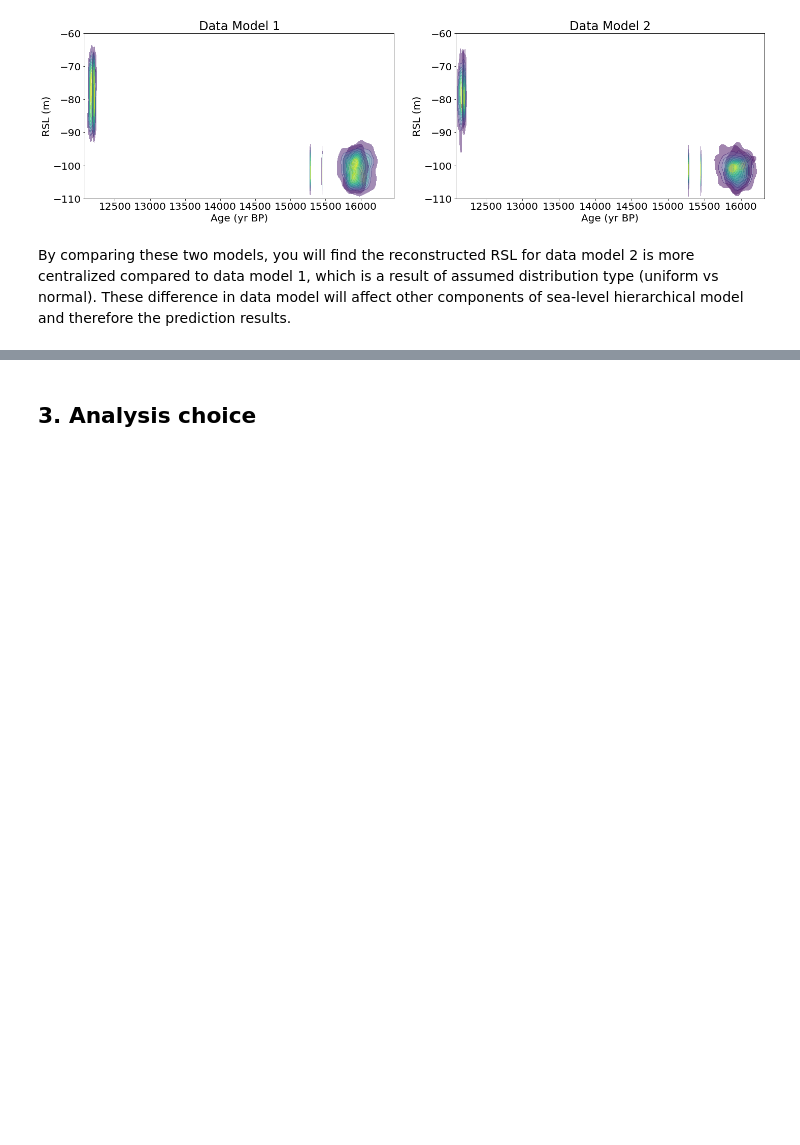
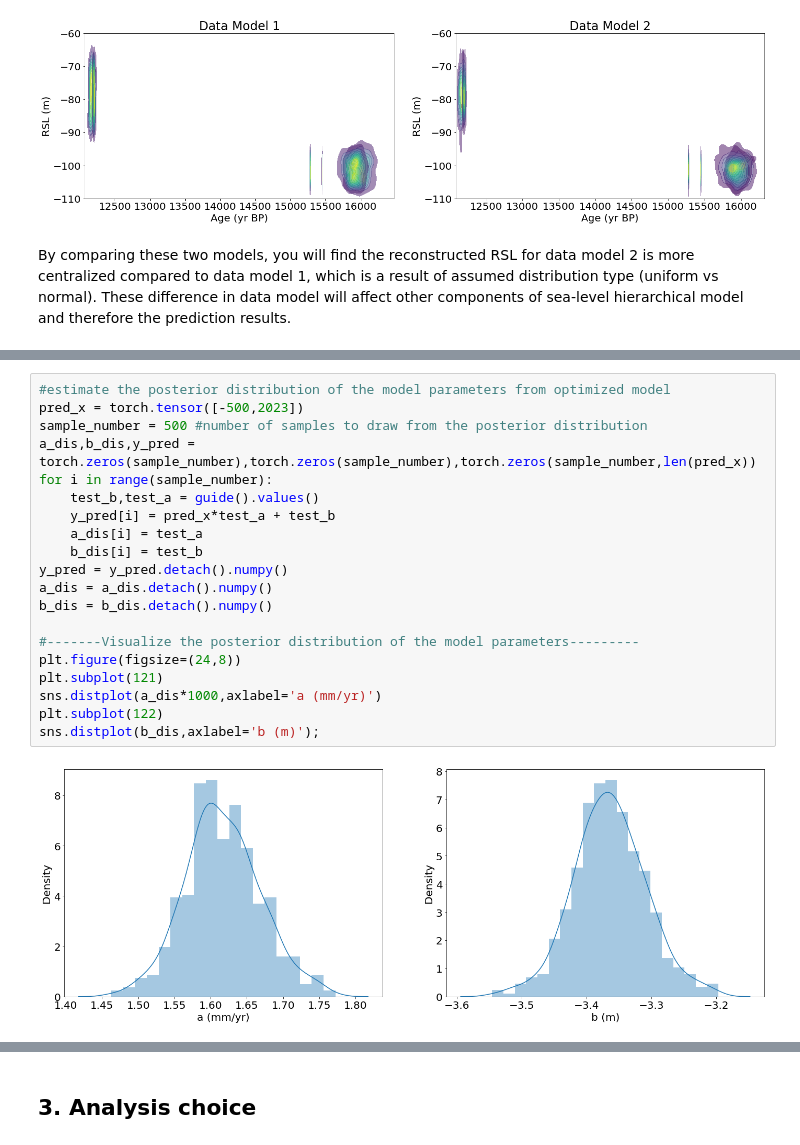
Before and after one commit to radical-collaboration/PaleoSTeHM, a Jupyter notebook: Tutorials/1. Introduction/Paleo_STeHM_intro.ipynb, the cells around one changed output, grey strips where cells are left out. Saved outputs shown, nothing was run; the diff lists cells and outputs as text; blank space fills up the shorter version.

```diff
--- a/Tutorials/1. Introduction/Paleo_STeHM_intro.ipynb
+++ b/Tutorials/1. Introduction/Paleo_STeHM_intro.ipynb
@@ -414,0 +405,22 @@ The parameter level captures key attributes of the data and process levels throu
+# %%
+#estimate the posterior distribution of the model parameters from optimized model
+pred_x = torch.tensor([-500,2023])
+sample_number = 500 #number of samples to draw from the posterior distribution
+a_dis,b_dis,y_pred = torch.zeros(sample_number),torch.zeros(sample_number),torch.zeros(sample_number,len(pred_x))
+for i in range(sample_number):
+    test_b,test_a = guide().values()
+    y_pred[i] = pred_x*test_a + test_b
+    a_dis[i] = test_a
+    b_dis[i] = test_b
+y_pred = y_pred.detach().numpy()
+a_dis = a_dis.detach().numpy()
+b_dis = b_dis.detach().numpy()
+
+#-------Visualize the posterior distribution of the model parameters---------
+plt.figure(figsize=(24,8))
+plt.subplot(121)
+sns.distplot(a_dis*1000,axlabel='a (mm/yr)')
+plt.subplot(122)
+sns.distplot(b_dis,axlabel='b (m)');
+# %% [output]
+[figure, added]
```
Also changed, not shown: parts of 15 cells of this notebook, 1 other file.
